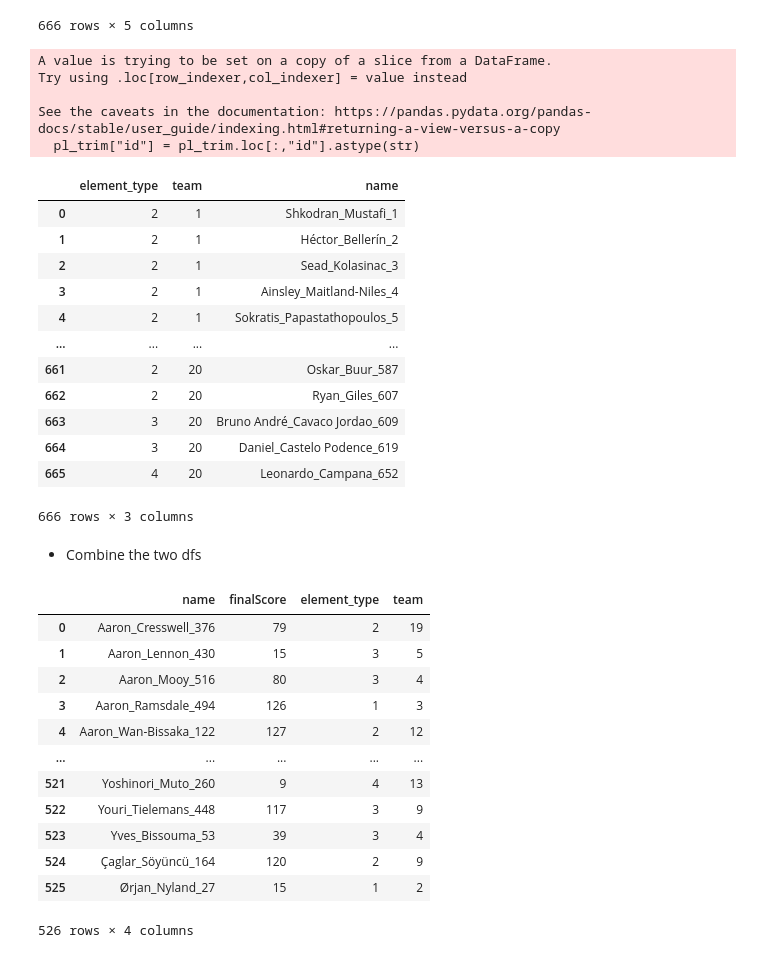
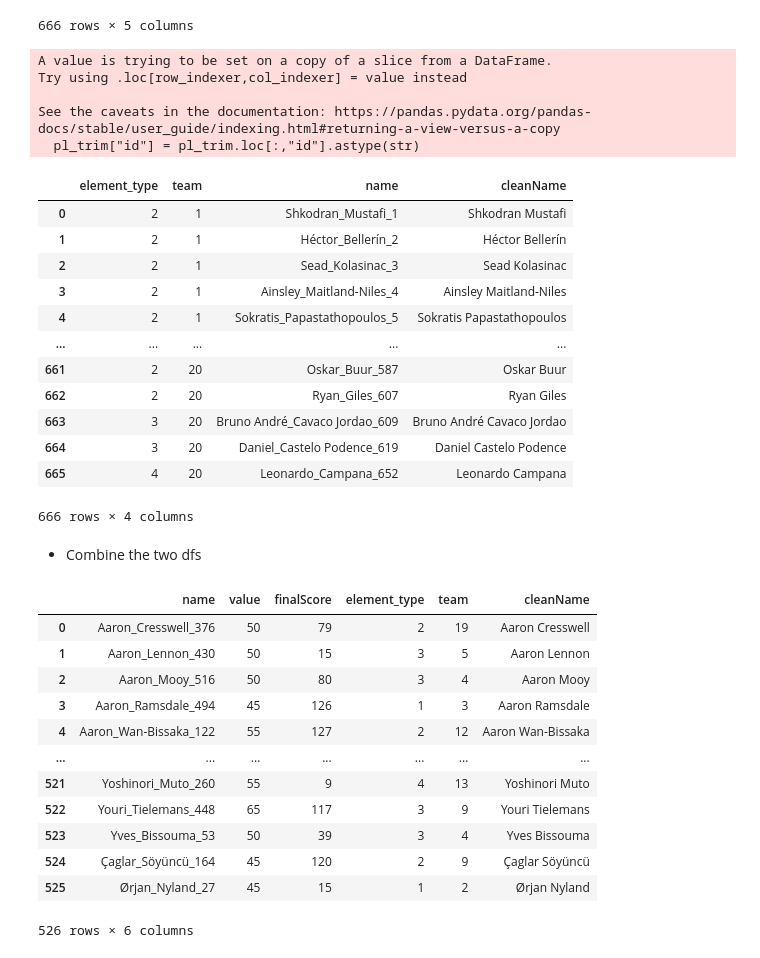
Before and after one commit to TJMac93/FantasyFootball, a Jupyter notebook: Fantasy Football.ipynb, the cells around one changed output. Cells and saved outputs as stored; diff of their text form; code cells hidden in the pictures.

```diff
--- a/Fantasy Football.ipynb
+++ b/Fantasy Football.ipynb
@@ -32,7 +32,7 @@ gw_df
 - Get the final score of those players
 # %%
 ## Remove all unnecessary columns
-gw_trim = gw_df[["name", "total_points", "GW"]]
+gw_trim = gw_df[["name", "total_points", "GW", "value"]]
 
 ## Dfply tutorial
 ## https://towardsdatascience.com/dplyr-style-data-manipulation-with-pipes-in-python-380dcb137000
@@ -52,6 +52,13 @@ gw_trim = gw_trim[gw_trim["firstWeek"] == 1]
 ## Get the final score of those players
 gw_trim = (gw_trim >>
     group_by(X.name) >>
-    summarize(finalScore = X.total_points.sum()) >>
+    mutate(finalScore = X.total_points.sum()) >>
     ungroup()
        )
+
+# Set value for each player to their GW1 value
+# Just subset to GW1 rows
+gw_trim = gw_trim[gw_trim["GW"] == 1]
+gw_final = gw_trim.drop(["total_points", "GW", "firstWeek"], 1)
+
+gw_final
@@ -77,8 +98,17 @@ pl_trim
 666 rows × 5 columns
 # %%
 pl_trim["id"] = pl_trim.loc[:,"id"].astype(str)
+# pl_trim[["id"]] = pl_trim[["id"]].astype(str)
+# pl_trim["id"] = pl_trim["id"].astype(str)
+# pl_trim["id"] = pl_trim["id"].map(str)
+# pl_trim["id"] = pl_trim["id"].apply(str)
+# pl_trim.id = pl_trim.id.astype('str')
+# pl_trim.to_string(columns = "id")
+
+
 pl_trim = (pl_trim >>
            mutate(name = X.first_name + "_" + X.second_name + "_" + X.id) >>
+           mutate(cleanName = X.first_name + " " + X.second_name) >>
            drop(X.first_name, X.second_name, X.id)
           )
 pl_trim
@@ -88,35 +118,35 @@ Try using .loc[row_indexer,col_indexer] = value instead
 
 See the caveats in the documentation: https://pandas.pydata.org/pandas-docs/stable/user_guide/indexing.html#returning-a-view-versus-a-copy
   pl_trim["id"] = pl_trim.loc[:,"id"].astype(str)
-|  | element_type | team | name |
-| 0 | 2 | 1 | Shkodran_Mustafi_1 |
-| 1 | 2 | 1 | Héctor_Bellerín_2 |
-| 2 | 2 | 1 | Sead_Kolasinac_3 |
-| 3 | 2 | 1 | Ainsley_Maitland-Niles_4 |
-| 4 | 2 | 1 | Sokratis_Papastathopoulos_5 |
-| ... | ... | ... | ... |
-| 661 | 2 | 20 | Oskar_Buur_587 |
-| 662 | 2 | 20 | Ryan_Giles_607 |
-| 663 | 3 | 20 | Bruno André_Cavaco Jordao_609 |
-| 664 | 3 | 20 | Daniel_Castelo Podence_619 |
-| 665 | 4 | 20 | Leonardo_Campana_652 |
+|  | element_type | team | name | cleanName |
+| 0 | 2 | 1 | Shkodran_Mustafi_1 | Shkodran Mustafi |
+| 1 | 2 | 1 | Héctor_Bellerín_2 | Héctor Bellerín |
+| 2 | 2 | 1 | Sead_Kolasinac_3 | Sead Kolasinac |
+| 3 | 2 | 1 | Ainsley_Maitland-Niles_4 | Ainsley Maitland-Niles |
+| 4 | 2 | 1 | Sokratis_Papastathopoulos_5 | Sokratis Papastathopoulos |
+| ... | ... | ... | ... | ... |
+| 661 | 2 | 20 | Oskar_Buur_587 | Oskar Buur |
+| 662 | 2 | 20 | Ryan_Giles_607 | Ryan Giles |
+| 663 | 3 | 20 | Bruno André_Cavaco Jordao_609 | Bruno André Cavaco Jordao |
+| 664 | 3 | 20 | Daniel_Castelo Podence_619 | Daniel Castelo Podence |
+| 665 | 4 | 20 | Leonardo_Campana_652 | Leonardo Campana |
-666 rows × 3 columns
+666 rows × 4 columns
 # %% [markdown]
 - Combine the two dfs
 # %%
-combined_df = (gw_trim >> left_join(pl_trim, by = "name"))
+combined_df = (gw_final >> left_join(pl_trim, by = "name"))
 combined_df
 # %% [output]
-|  | name | finalScore | element_type | team |
-| 0 | Aaron_Cresswell_376 | 79 | 2 | 19 |
-| 1 | Aaron_Lennon_430 | 15 | 3 | 5 |
-| 2 | Aaron_Mooy_516 | 80 | 3 | 4 |
-| 3 | Aaron_Ramsdale_494 | 126 | 1 | 3 |
-| 4 | Aaron_Wan-Bissaka_122 | 127 | 2 | 12 |
-| ... | ... | ... | ... | ... |
-| 521 | Yoshinori_Muto_260 | 9 | 4 | 13 |
-| 522 | Youri_Tielemans_448 | 117 | 3 | 9 |
-| 523 | Yves_Bissouma_53 | 39 | 3 | 4 |
-| 524 | Çaglar_Söyüncü_164 | 120 | 2 | 9 |
-| 525 | Ørjan_Nyland_27 | 15 | 1 | 2 |
+|  | name | value | finalScore | element_type | team | cleanName |
+| 0 | Aaron_Cresswell_376 | 50 | 79 | 2 | 19 | Aaron Cresswell |
+| 1 | Aaron_Lennon_430 | 50 | 15 | 3 | 5 | Aaron Lennon |
+| 2 | Aaron_Mooy_516 | 50 | 80 | 3 | 4 | Aaron Mooy |
+| 3 | Aaron_Ramsdale_494 | 45 | 126 | 1 | 3 | Aaron Ramsdale |
+| 4 | Aaron_Wan-Bissaka_122 | 55 | 127 | 2 | 12 | Aaron Wan-Bissaka |
+| ... | ... | ... | ... | ... | ... | ... |
+| 521 | Yoshinori_Muto_260 | 55 | 9 | 4 | 13 | Yoshinori Muto |
+| 522 | Youri_Tielemans_448 | 65 | 117 | 3 | 9 | Youri Tielemans |
+| 523 | Yves_Bissouma_53 | 50 | 39 | 3 | 4 | Yves Bissouma |
+| 524 | Çaglar_Söyüncü_164 | 45 | 120 | 2 | 9 | Çaglar Söyüncü |
+| 525 | Ørjan_Nyland_27 | 45 | 15 | 1 | 2 | Ørjan Nyland |
-526 rows × 4 columns
+526 rows × 6 columns
```
Also changed, not shown: parts of 13 cells of this notebook.
